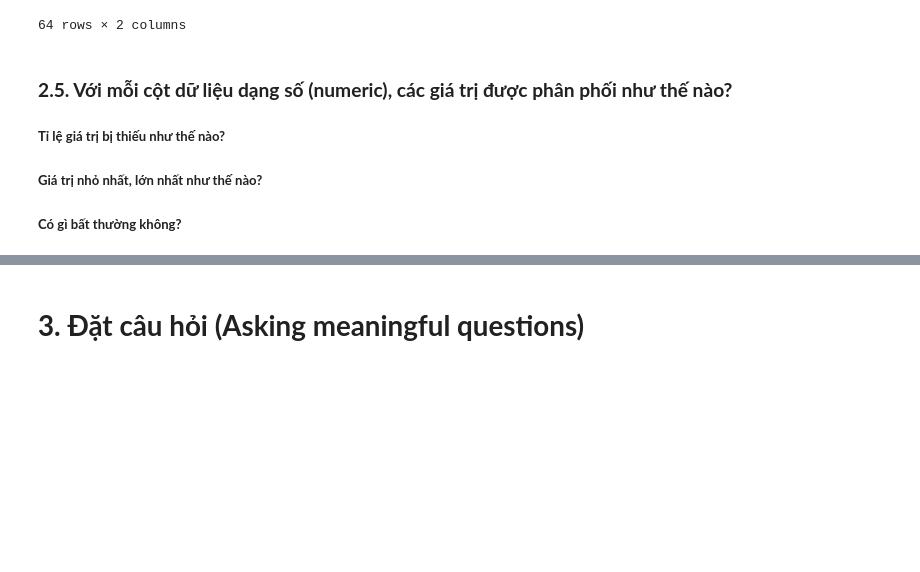
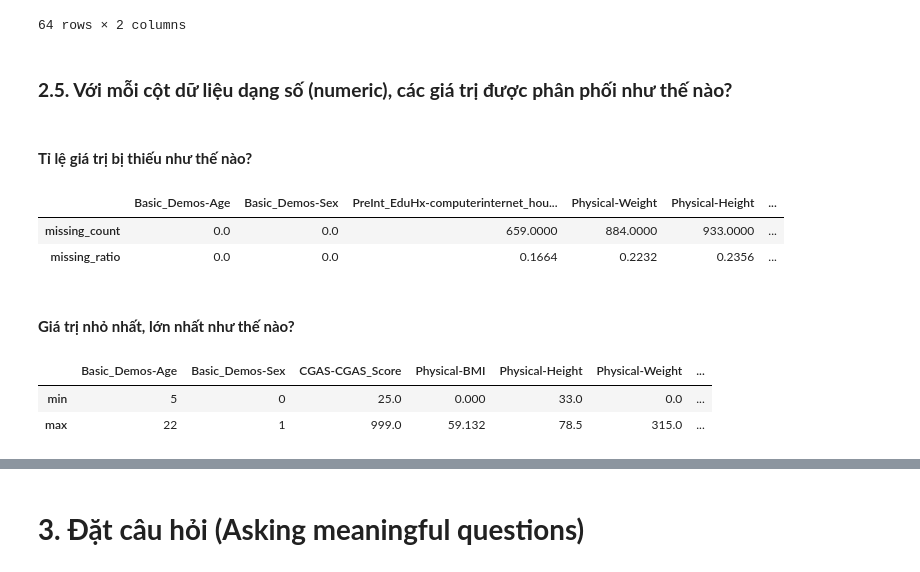
Before and after one commit to xxtnguyn/LTKHDL_Final, a Jupyter notebook: Final_Project.ipynb, the cells around one changed output, grey strips where cells are left out. Drawn from its saved outputs; the diff is of its cells as text; code cells hidden in the pictures; blank space fills up the shorter version.

```diff
--- a/Final_Project.ipynb
+++ b/Final_Project.ipynb
@@ -104,6 +103,5 @@ description[['Field','Description']]
 64 rows × 2 columns
 # %% [markdown]
 ### **2.5. Với mỗi cột dữ liệu dạng số (numeric), các giá trị được phân phối như thế nào?**
-##### **Tỉ lệ giá trị bị thiếu như thế nào?**
-##### **Giá trị nhỏ nhất, lớn nhất như thế nào?**
-##### **Có gì bất thường không?**
+# %% [markdown]
+#### **Tỉ lệ giá trị bị thiếu như thế nào?**
@@ -109,0 +114,27 @@ description[['Field','Description']]
+# %%
+with pd.option_context('display.max_rows', None,
+                       'display.max_columns', None,
+                       'display.precision', 4,
+                       ):
+    display(
+        df.select_dtypes(np.number).agg([missing_count, missing_ratio]).sort_values('missing_ratio', axis=1)
+    )
+# %% [output]
+|  | Basic_Demos-Age | Basic_Demos-Sex | PreInt_EduHx-computerinternet_hou... | Physical-Weight | Physical-Height | ... |
+| missing_count | 0.0 | 0.0 | 659.0000 | 884.0000 | 933.0000 | ... |
+| missing_ratio | 0.0 | 0.0 | 0.1664 | 0.2232 | 0.2356 | ... |
+# %% [markdown]
+#### **Giá trị nhỏ nhất, lớn nhất như thế nào?**
+# %%
+with pd.option_context('display.max_rows', None,
+                       'display.max_columns', None,
+                       'display.precision', 4,
+                       ):
+
+    display(
+        df.select_dtypes(np.number).agg([min, max])
+    )
+# %% [output]
+|  | Basic_Demos-Age | Basic_Demos-Sex | CGAS-CGAS_Score | Physical-BMI | Physical-Height | Physical-Weight | ... |
+| min | 5 | 0 | 25.0 | 0.000 | 33.0 | 0.0 | ... |
+| max | 22 | 1 | 999.0 | 59.132 | 78.5 | 315.0 | ... |
```
Also changed, not shown: parts of 14 cells of this notebook.
